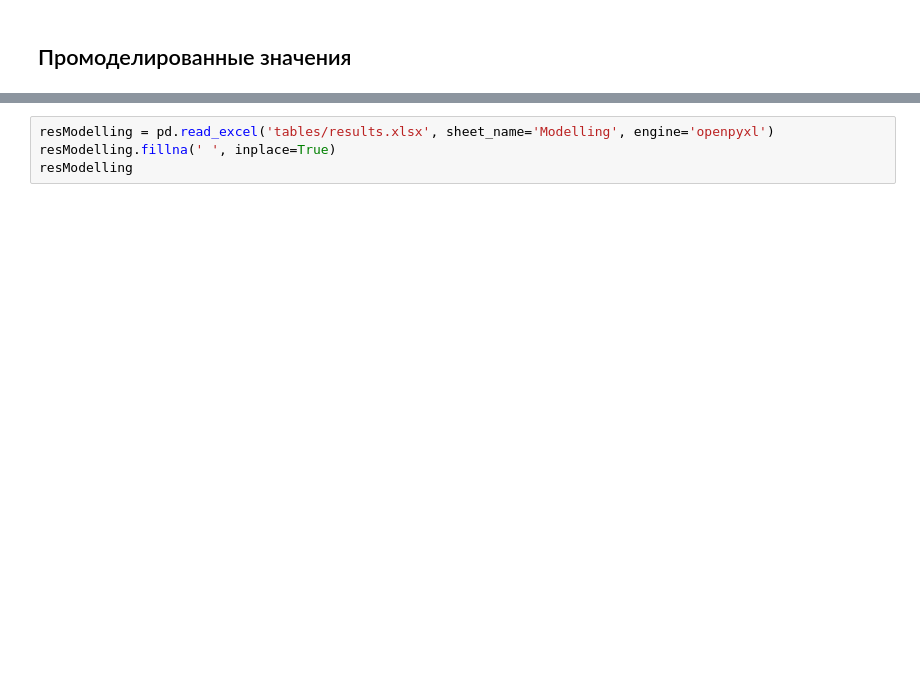
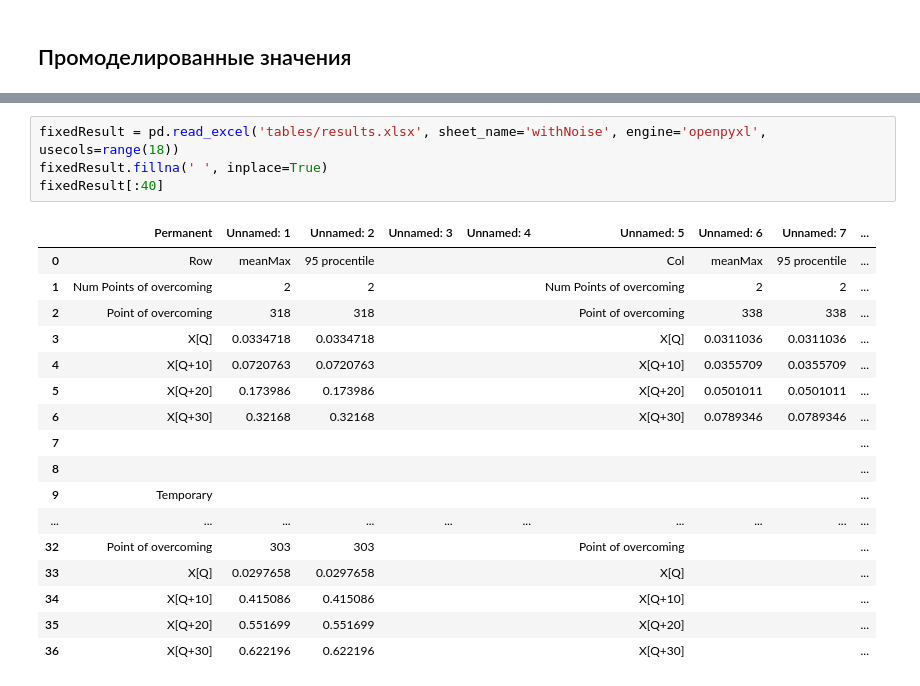
Before and after one commit to Loulaan/researchWork, a Jupyter notebook: freqTests.ipynb, the cells around one changed output, grey strips where cells are left out. Saved outputs shown, nothing was run; the diff lists cells and outputs as text; blank space fills up the shorter version.

```diff
--- a/freqTests.ipynb
+++ b/freqTests.ipynb
@@ -161,4 +145,22 @@ statistics.to_csv("tables/newStatistics.csv")
 # %%
-resModelling = pd.read_excel('tables/results.xlsx', sheet_name='Modelling', engine='openpyxl')
-resModelling.fillna(' ', inplace=True)
-resModelling
+fixedResult = pd.read_excel('tables/results.xlsx', sheet_name='withNoise', engine='openpyxl', usecols=range(18))
+fixedResult.fillna(' ', inplace=True)
+fixedResult[:40]
+# %% [output]
+|  | Permanent | Unnamed: 1 | Unnamed: 2 | Unnamed: 3 | Unnamed: 4 | Unnamed: 5 | Unnamed: 6 | Unnamed: 7 | ... |
+| 0 | Row | meanMax | 95 procentile |  |  | Col | meanMax | 95 procentile | ... |
+| 1 | Num Points of overcoming | 2 | 2 |  |  | Num Points of overcoming | 2 | 2 | ... |
+| 2 | Point of overcoming | 318 | 318 |  |  | Point of overcoming | 338 | 338 | ... |
+| 3 | X[Q] | 0.0334718 | 0.0334718 |  |  | X[Q] | 0.0311036 | 0.0311036 | ... |
+| 4 | X[Q+10] | 0.0720763 | 0.0720763 |  |  | X[Q+10] | 0.0355709 | 0.0355709 | ... |
+| 5 | X[Q+20] | 0.173986 | 0.173986 |  |  | X[Q+20] | 0.0501011 | 0.0501011 | ... |
+| 6 | X[Q+30] | 0.32168 | 0.32168 |  |  | X[Q+30] | 0.0789346 | 0.0789346 | ... |
+| 7 |  |  |  |  |  |  |  |  | ... |
+| 8 |  |  |  |  |  |  |  |  | ... |
+| 9 | Temporary |  |  |  |  |  |  |  | ... |
+| ... | ... | ... | ... | ... | ... | ... | ... | ... | ... |
+| 32 | Point of overcoming | 303 | 303 |  |  | Point of overcoming |  |  | ... |
+| 33 | X[Q] | 0.0297658 | 0.0297658 |  |  | X[Q] |  |  | ... |
+| 34 | X[Q+10] | 0.415086 | 0.415086 |  |  | X[Q+10] |  |  | ... |
+| 35 | X[Q+20] | 0.551699 | 0.551699 |  |  | X[Q+20] |  |  | ... |
+| 36 | X[Q+30] | 0.622196 | 0.622196 |  |  | X[Q+30] |  |  | ... |
```
Also changed, not shown: parts of 27 cells of this notebook, 6 other files.
